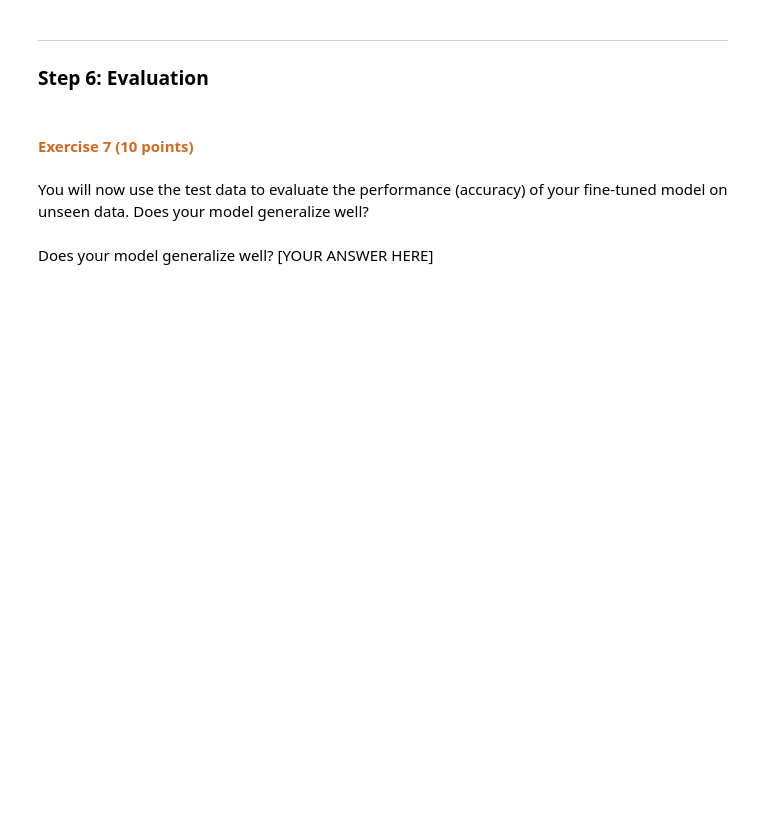
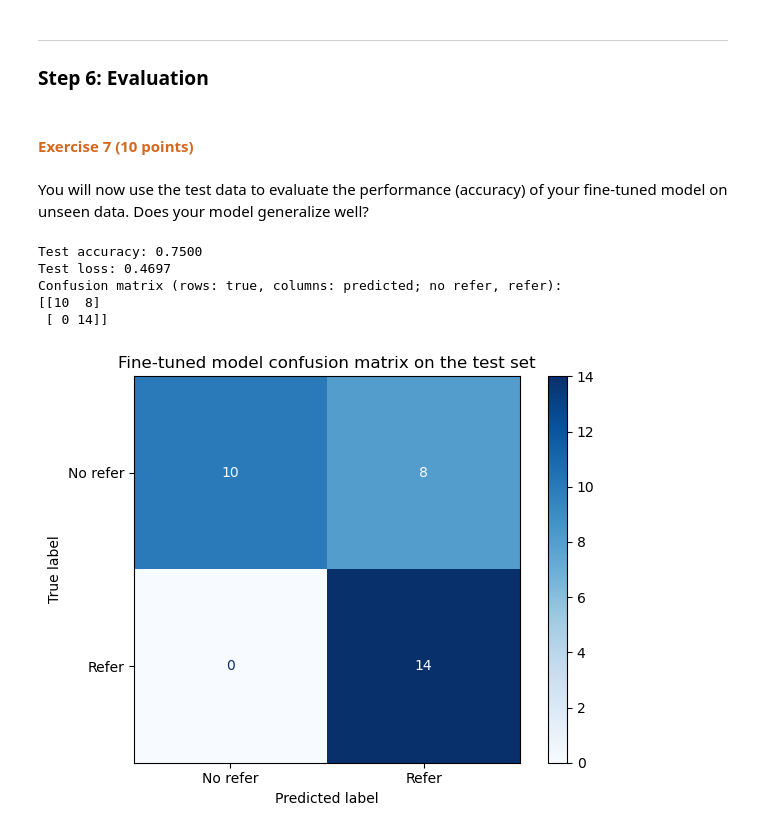
Before and after one commit to user10970/207_Machine_Learning, a Jupyter notebook: 10 CNN.ipynb, the cells around one changed output. Drawn from its saved outputs; the diff is of its cells as text; code cells hidden in the pictures; blank space fills up the shorter version.

```diff
--- a/10 CNN.ipynb
+++ b/10 CNN.ipynb
@@ -423,2 +630,21 @@ You will now use the test data to evaluate the performance (accuracy) of your fi
-# %% [markdown]
-Does your model generalize well? [YOUR ANSWER HERE]
+# %%
+test_loss, test_acc = model_ft.evaluate(X_test, y_test, verbose=0)
+print(f"Test accuracy: {test_acc:.4f}")
+print(f"Test loss: {test_loss:.4f}")
+
+y_pred = (model_ft.predict(X_test, verbose=0).ravel() >= 0.5).astype(int)
+cm = confusion_matrix(y_test.astype(int), y_pred)
+print("Confusion matrix (rows: true, columns: predicted; no refer, refer):")
+print(cm)
+disp = ConfusionMatrixDisplay(confusion_matrix=cm, display_labels=["No refer", "Refer"])
+disp.plot(cmap="Blues")
+plt.title("Fine-tuned model confusion matrix on the test set")
+plt.tight_layout()
+plt.show()
+# %% [output]
+Test accuracy: 0.7500
+Test loss: 0.4697
+Confusion matrix (rows: true, columns: predicted; no refer, refer):
+[[10  8]
+ [ 0 14]]
+[figure, added]
```
Also changed, not shown: parts of 26 cells of this notebook.
